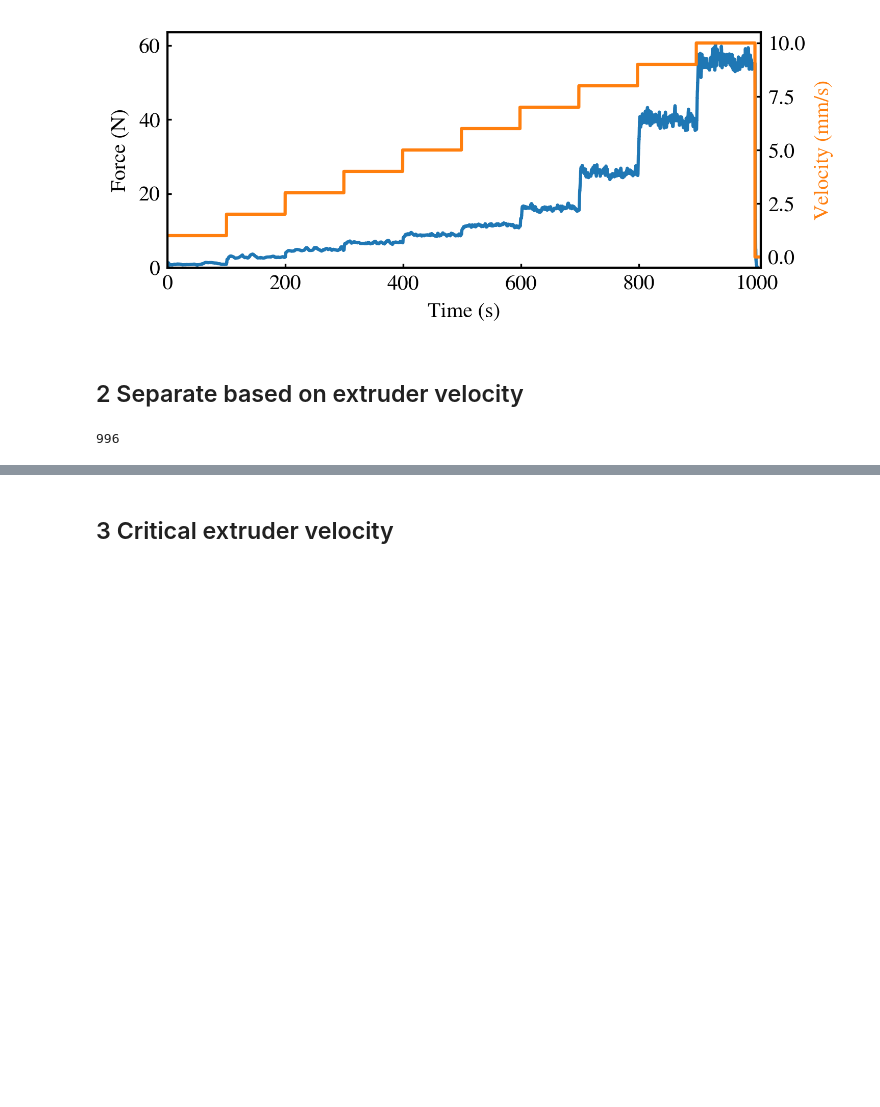
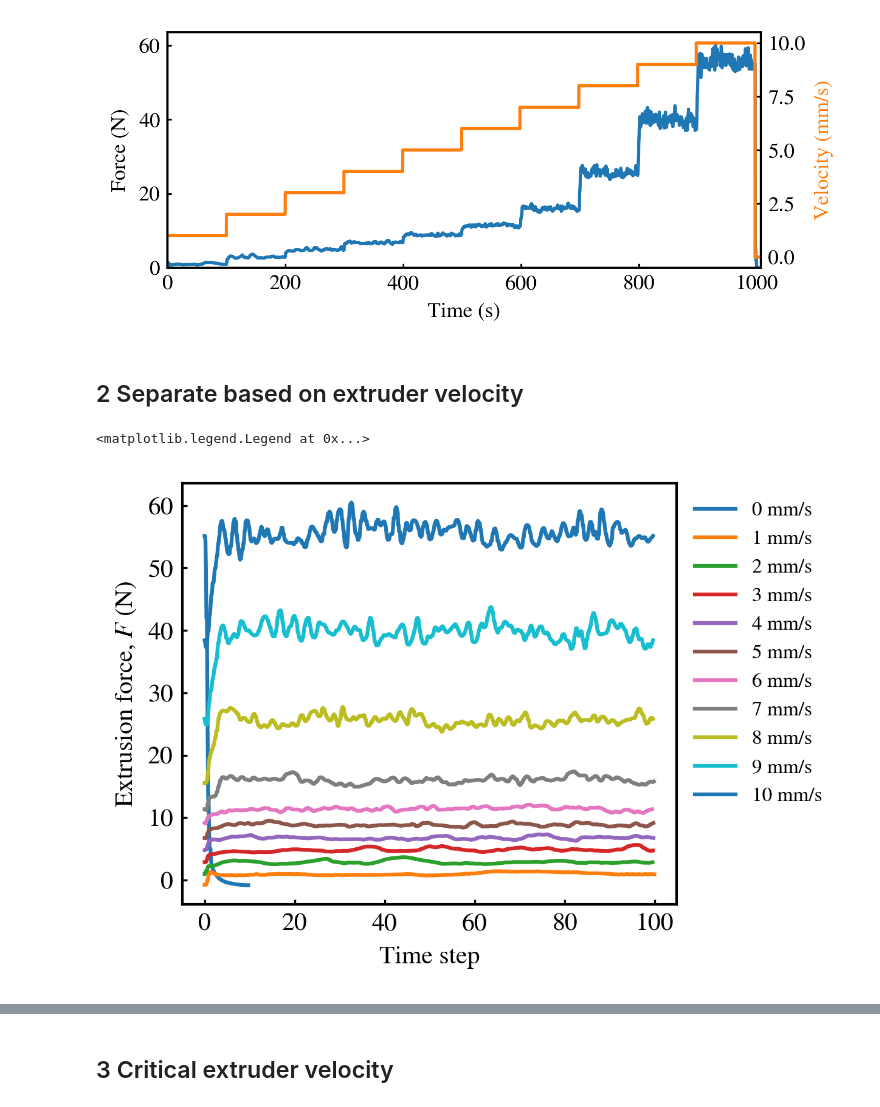
Before and after one commit to ZLoverty/ETP, a Jupyter notebook: Code/extrusion_force.ipynb, the cells around one changed output, grey strips where cells are left out. Drawn from its saved outputs; the diff is of its cells as text; code cells hidden in the pictures; blank space fills up the shorter version.

```diff
--- a/Code/extrusion_force.ipynb
+++ b/Code/extrusion_force.ipynb
@@ -36,6 +47,13 @@ Text(0, 0.5, 'Velocity (mm/s)')
 # %% [markdown]
 ## 2 Separate based on extruder velocity
 # %%
-len(g)
+for v, g in data.groupby("当前速度值 mm/s"):
+    t = np.arange(len(g)) * interval
+    force = g["压力 kg"] * 9.8
+    plt.plot(t, force, label=f"{v} mm/s")
+plt.xlabel("Time step")
+plt.ylabel("Extrusion force, $F$ (N)")
+plt.legend(fontsize=8, loc="upper left", bbox_to_anchor=(1, 1))
 # %% [output]
-996
+<matplotlib.legend.Legend at 0x...>
+[figure, added]
```
Also changed, not shown: parts of 24 cells of this notebook, 2 other files.
